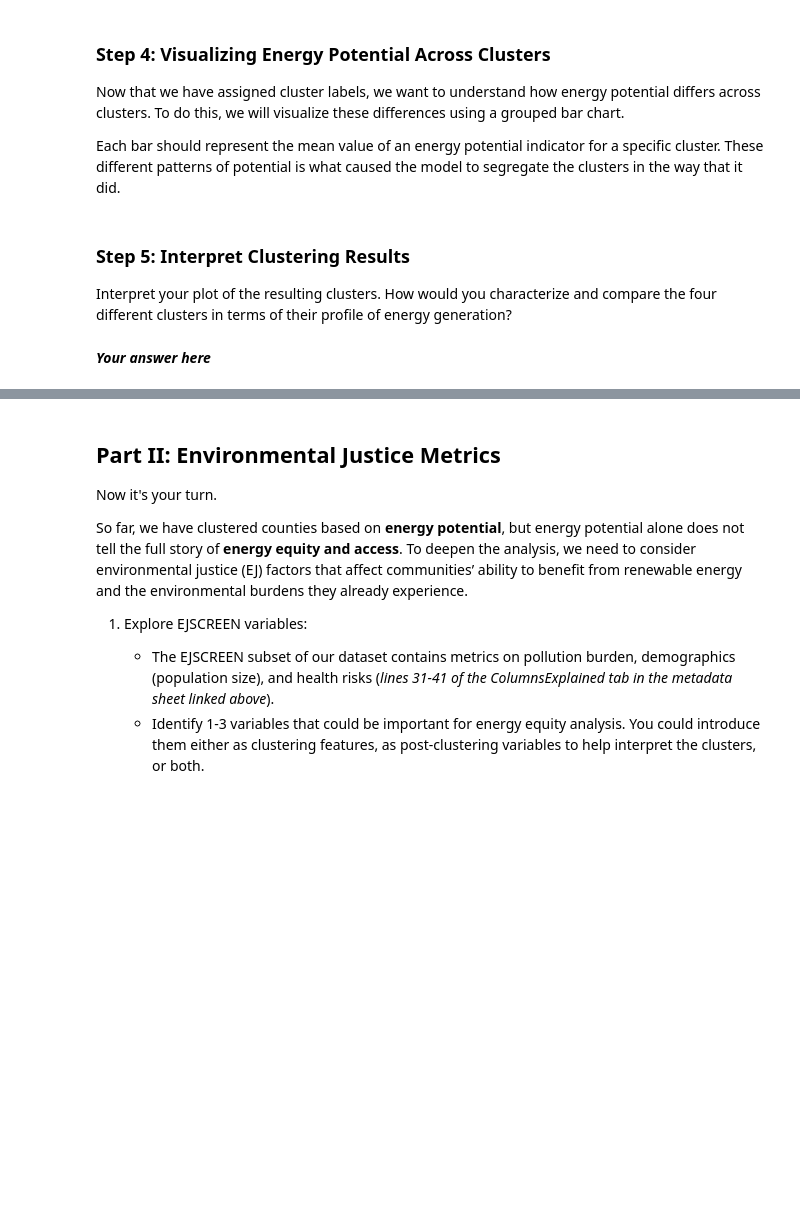
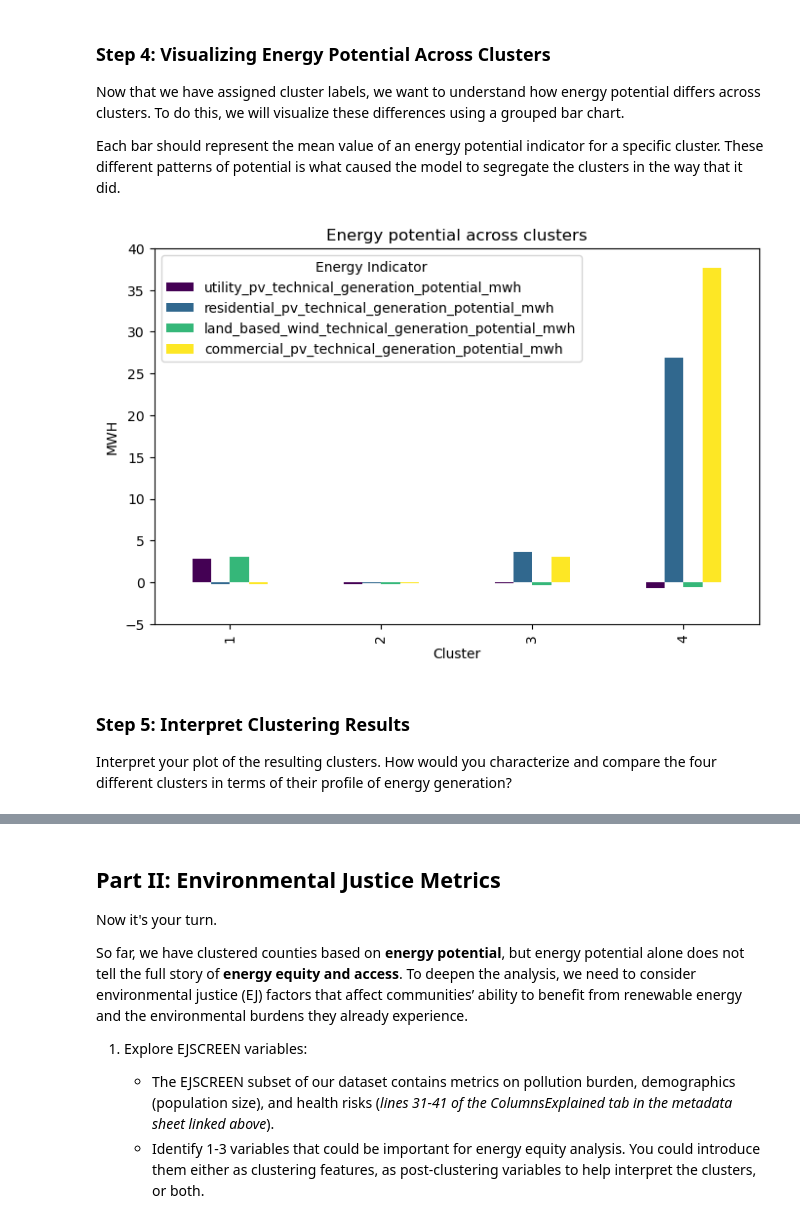
Before and after one commit to haylee360/EDS232-labs, a Jupyter notebook: Week8/lab8-ej-clustering.ipynb, the cells around one changed output, grey strips where cells are left out. Saved outputs shown, nothing was run; the diff lists cells and outputs as text; code cells hidden in the pictures; blank space fills up the shorter version.

```diff
--- a/Week8/lab8-ej-clustering.ipynb
+++ b/Week8/lab8-ej-clustering.ipynb
@@ -111,3 +83,16 @@ To better understand the clustering results, we will:
 - Compute and print the mean values of the original energy potential features for each cluster.
 
 This summary will help us interpret how counties differ in energy potential across clusters and inform possible next steps for analysis.
+# %%
+# Based on the number of colors on the tree
+num_clusters = 4
+
+# Extract cluster assignment
+clust_assign = fcluster(cluster_mod, criterion='maxclust', t=num_clusters)
+
+# Append cluster assignment to data frame
+X_scaled['cluster'] = clust_assign
+
+# Find mean value of energy potential features for each cluster
+mean_values = X_scaled.groupby('cluster').mean()
+mean_values
@@ -116,3 +108,19 @@ This summary will help us interpret how counties differ in energy potential acro
 Now that we have assigned cluster labels, we want to understand how energy potential differs across clusters. To do this, we will visualize these differences using a grouped bar chart.
 
 Each bar should represent the mean value of an energy potential indicator for a specific cluster. These different patterns of potential is what caused the model to segregate the clusters in the way that it did.
+# %%
+
+# Plot Stacked Bar Chart
+mean_values.plot(kind="bar", colormap="viridis", figsize=(8, 5))
+
+# Customizing Plot
+plt.ylim(-5, 40)
+plt.xlabel("Cluster")
+plt.ylabel("MWH")
+plt.title("Energy potential across clusters")
+plt.legend(title="Energy Indicator")
+
+# Show Plot
+plt.show()
+# %% [output]
+[figure, added]
@@ -119,5 +130,3 @@ Each bar should represent the mean value of an energy potential indicator for a
 # %% [markdown]
 ### Step 5: Interpret Clustering Results
 Interpret your plot of the resulting clusters.  How would you characterize and compare the four different clusters in terms of their profile of energy generation?
-# %% [markdown]
-***Your answer here***
```
Also changed, not shown: parts of 10 cells of this notebook.
